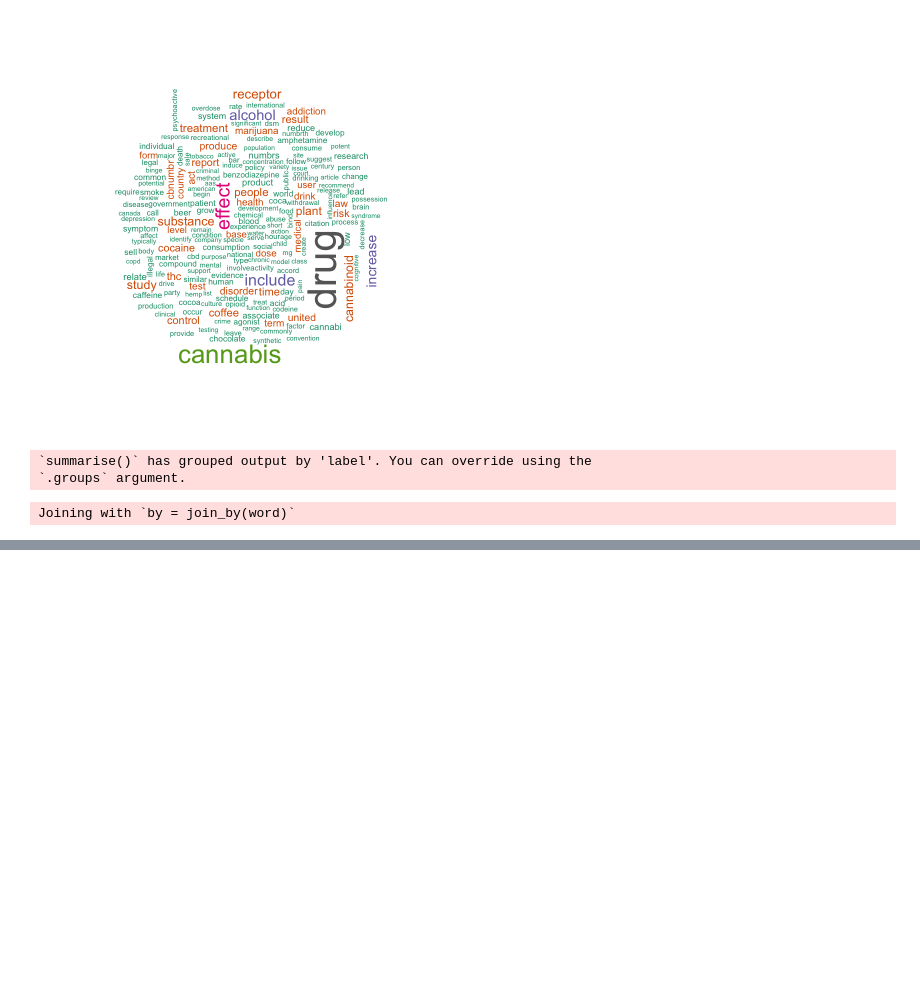
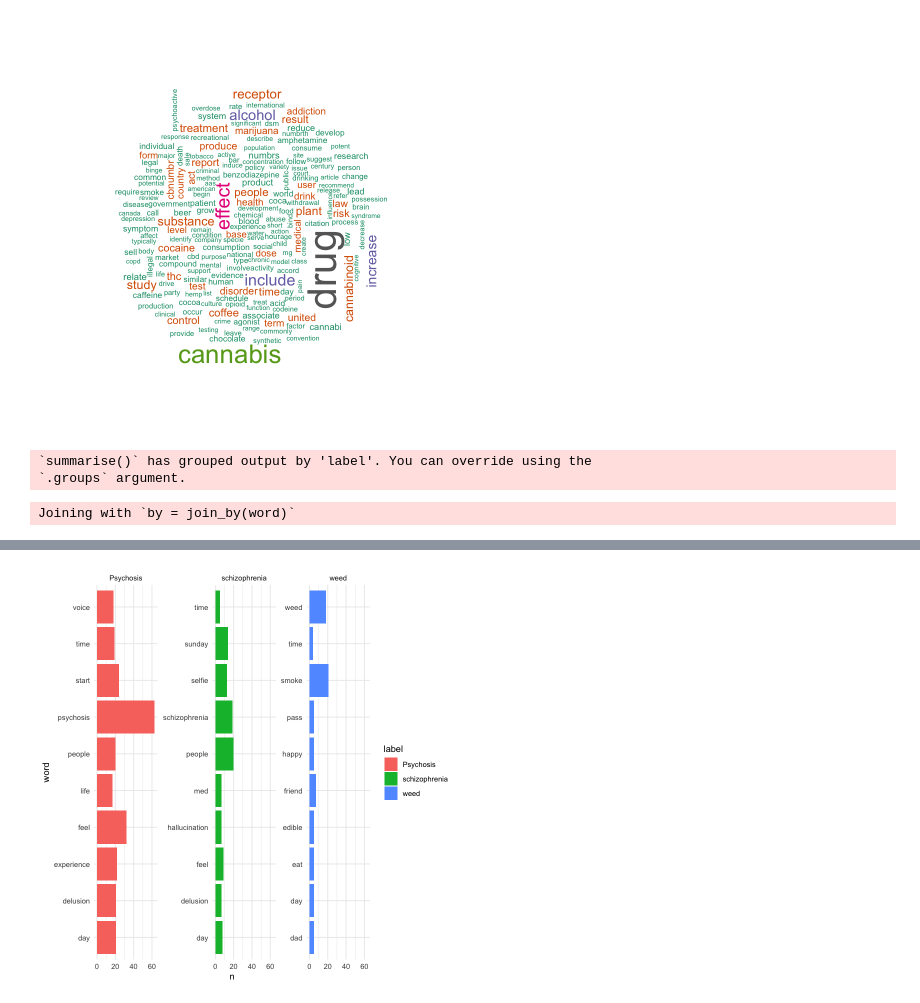
Before and after one commit to anly501/dsan-5000-project-mfgeary, a Jupyter notebook: dsan-website/5000-website/eda/eda.ipynb, the cells around one changed output, grey strips where cells are left out. Drawn from its saved outputs; the diff is of its cells as text; code cells hidden in the pictures; blank space fills up the shorter version.

```diff
--- a/dsan-website/5000-website/eda/eda.ipynb
+++ b/dsan-website/5000-website/eda/eda.ipynb
@@ -142,0 +193,12 @@ tidy_reddit %>%
+# %%
+tidy_reddit %>%
+    filter(stringi::stri_enc_isascii(word)) %>%
+    group_by(label) %>%
+    arrange(-n) %>%
+    slice_head(n = 10) %>%
+    ggplot(aes(x = n, y = word, fill = label)) +
+    geom_bar(stat = "identity") +
+    theme_minimal() +
+    facet_wrap(~label, scales = "free_y")
+# %% [output]
+[figure, added]
```
Also changed, not shown: parts of 12 cells of this notebook.
